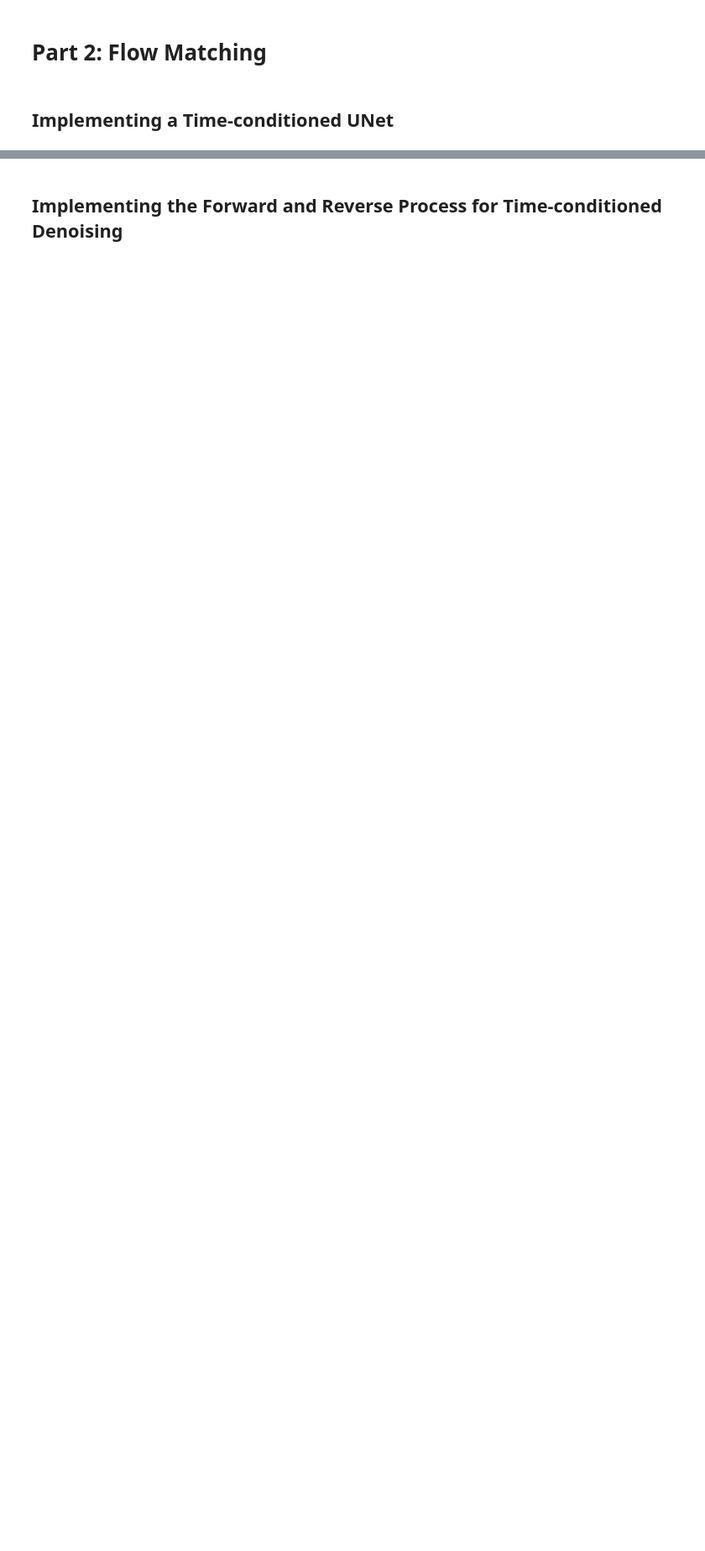
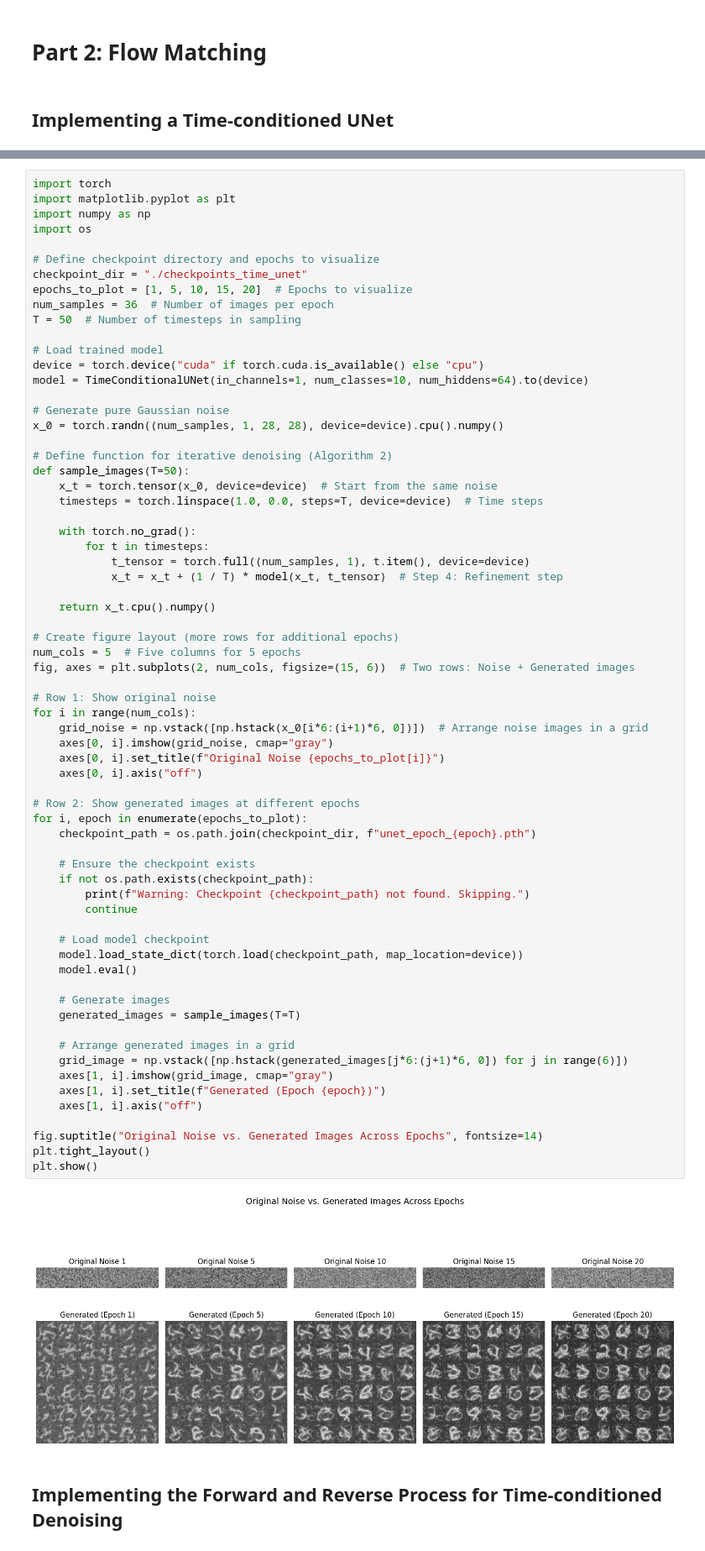
Before and after one commit to LIYunzhe1408/Flow-Matching, a Jupyter notebook: cs180_proj5b_flowmatching_starter.ipynb, the cells around one changed output, grey strips where cells are left out. Shown at 84% size. Saved outputs shown, nothing was run; the diff lists cells and outputs as text; blank space fills up the shorter version.

```diff
--- a/cs180_proj5b_flowmatching_starter.ipynb
+++ b/cs180_proj5b_flowmatching_starter.ipynb
@@ -688,3 +913,72 @@ class TimeConditionalUNet(nn.Module):
+# %%
+import torch
+import matplotlib.pyplot as plt
+import numpy as np
+import os
+
+# Define checkpoint directory and epochs to visualize
+checkpoint_dir = "./checkpoints_time_unet"
+epochs_to_plot = [1, 5, 10, 15, 20]  # Epochs to visualize
+num_samples = 36  # Number of images per epoch
+T = 50  # Number of timesteps in sampling
+
+# Load trained model
+device = torch.device("cuda" if torch.cuda.is_available() else "cpu")
+model = TimeConditionalUNet(in_channels=1, num_classes=10, num_hiddens=64).to(device)
+
+# Generate pure Gaussian noise
+x_0 = torch.randn((num_samples, 1, 28, 28), device=device).cpu().numpy()
+
+# Define function for iterative denoising (Algorithm 2)
+def sample_images(T=50):
+    x_t = torch.tensor(x_0, device=device)  # Start from the same noise
+    timesteps = torch.linspace(1.0, 0.0, steps=T, device=device)  # Time steps
+
+    with torch.no_grad():
+        for t in timesteps:
+            t_tensor = torch.full((num_samples, 1), t.item(), device=device)
+            x_t = x_t + (1 / T) * model(x_t, t_tensor)  # Step 4: Refinement step
+
+    return x_t.cpu().numpy()
+
+# Create figure layout (more rows for additional epochs)
+num_cols = 5  # Five columns for 5 epochs
+fig, axes = plt.subplots(2, num_cols, figsize=(15, 6))  # Two rows: Noise + Generated images
+
+# Row 1: Show original noise
+for i in range(num_cols):
+    grid_noise = np.vstack([np.hstack(x_0[i*6:(i+1)*6, 0])])  # Arrange noise images in a grid
+    axes[0, i].imshow(grid_noise, cmap="gray")
+    axes[0, i].set_title(f"Original Noise {epochs_to_plot[i]}")
+    axes[0, i].axis("off")
+
+# Row 2: Show generated images at different epochs
+for i, epoch in enumerate(epochs_to_plot):
+    checkpoint_path = os.path.join(checkpoint_dir, f"unet_epoch_{epoch}.pth")
+
+    # Ensure the checkpoint exists
+    if not os.path.exists(checkpoint_path):
+        print(f"Warning: Checkpoint {checkpoint_path} not found. Skipping.")
+        continue
+
+    # Load model checkpoint
+    model.load_state_dict(torch.load(checkpoint_path, map_location=device))
+    model.eval()
+
+    # Generate images
+    generated_images = sample_images(T=T)
+
+    # Arrange generated images in a grid
+    grid_image = np.vstack([np.hstack(generated_images[j*6:(j+1)*6, 0]) for j in range(6)])
+    axes[1, i].imshow(grid_image, cmap="gray")
+    axes[1, i].set_title(f"Generated (Epoch {epoch})")
+    axes[1, i].axis("off")
+
+fig.suptitle("Original Noise vs. Generated Images Across Epochs", fontsize=14)
+plt.tight_layout()
+plt.show()
+# %% [output]
+[figure, added]
 # %% [markdown]
 ## Implementing the Forward and Reverse Process for Time-conditioned Denoising
 # %%
```
Also changed, not shown: parts of 8 cells of this notebook.
